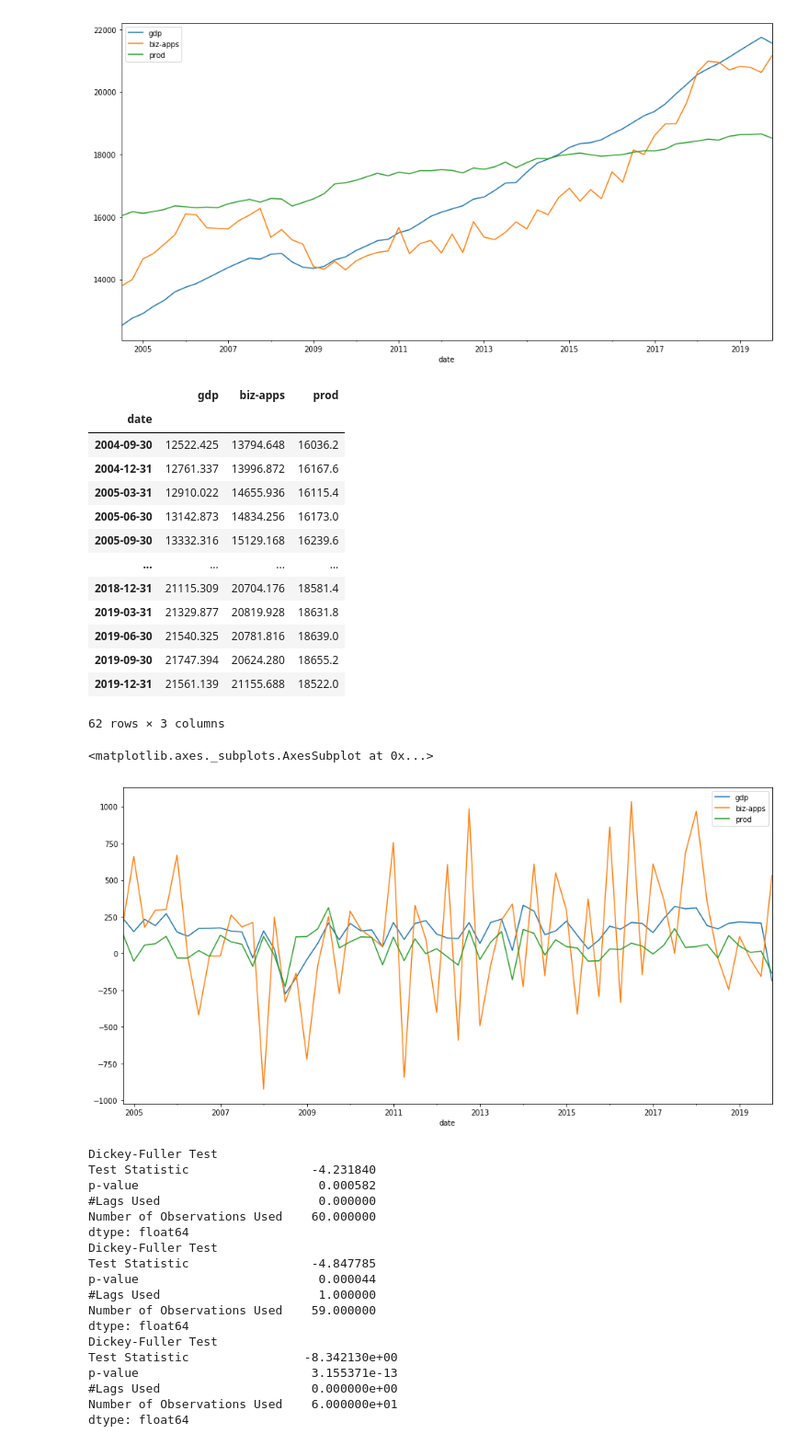
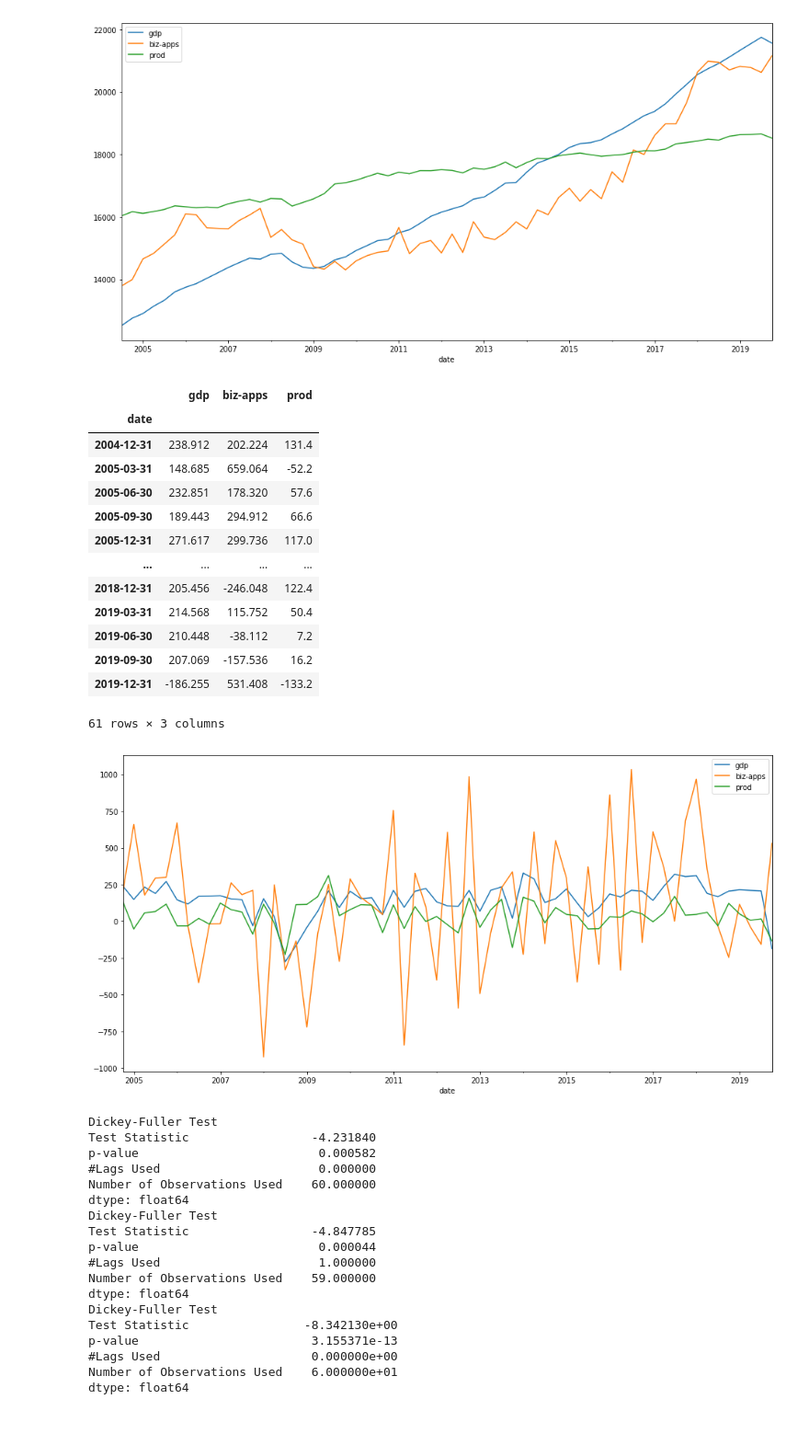
Before and after one commit to nafissaad/Tutorial1, a Jupyter notebook: Tutorial/Time series/Time Series Forecasting Derek Banas/VAR Model/Untitled.ipynb, the cells around one changed output. Shown at 92% size. Cells and saved outputs as stored; diff of their text form; code cells hidden in the pictures.

```diff
--- a/Tutorial/Time series/Time Series Forecasting Derek Banas/VAR Model/Untitled.ipynb
+++ b/Tutorial/Time series/Time Series Forecasting Derek Banas/VAR Model/Untitled.ipynb
@@ -58,30 +63,27 @@ gdp_df['prod'].plot(legend=True)
 # %% [output]
 <matplotlib.axes._subplots.AxesSubplot at 0x...>
 [figure]
-# %%
-gdp_df
-# %% [output]
-|  | gdp | biz-apps | prod |
-| date |  |  |  |
-| 2004-09-30 | 12522.425 | 13794.648 | 16036.2 |
-| 2004-12-31 | 12761.337 | 13996.872 | 16167.6 |
-| 2005-03-31 | 12910.022 | 14655.936 | 16115.4 |
-| 2005-06-30 | 13142.873 | 14834.256 | 16173.0 |
-| 2005-09-30 | 13332.316 | 15129.168 | 16239.6 |
-| ... | ... | ... | ... |
-| 2018-12-31 | 21115.309 | 20704.176 | 18581.4 |
-| 2019-03-31 | 21329.877 | 20819.928 | 18631.8 |
-| 2019-06-30 | 21540.325 | 20781.816 | 18639.0 |
-| 2019-09-30 | 21747.394 | 20624.280 | 18655.2 |
-| 2019-12-31 | 21561.139 | 21155.688 | 18522.0 |
-62 rows × 3 columns
 # %%
 #Make our Data stationary
 gdp_diff_df = gdp_df.diff()
 gdp_diff_df=gdp_diff_df.dropna()
 gdp_diff_df.plot(legend=True,figsize=(16,8))
+gdp_diff_df
 # %% [output]
+|  | gdp | biz-apps | prod |
+| date |  |  |  |
+| 2004-12-31 | 238.912 | 202.224 | 131.4 |
+| 2005-03-31 | 148.685 | 659.064 | -52.2 |
+| 2005-06-30 | 232.851 | 178.320 | 57.6 |
+| 2005-09-30 | 189.443 | 294.912 | 66.6 |
+| 2005-12-31 | 271.617 | 299.736 | 117.0 |
+| ... | ... | ... | ... |
+| 2018-12-31 | 205.456 | -246.048 | 122.4 |
+| 2019-03-31 | 214.568 | 115.752 | 50.4 |
+| 2019-06-30 | 210.448 | -38.112 | 7.2 |
+| 2019-09-30 | 207.069 | -157.536 | 16.2 |
+| 2019-12-31 | -186.255 | 531.408 | -133.2 |
-<matplotlib.axes._subplots.AxesSubplot at 0x...>
+61 rows × 3 columns
 [figure]
 # %%
 def adf_test(timeseries):
```
Also changed, not shown: parts of 19 cells of this notebook.
